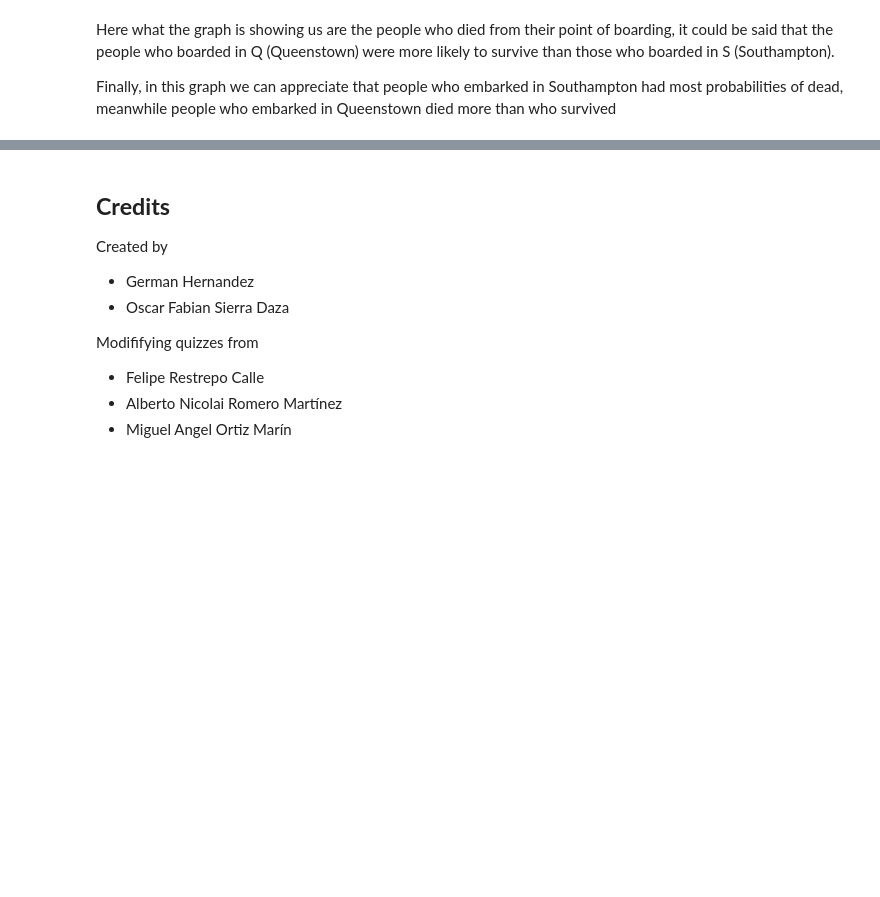
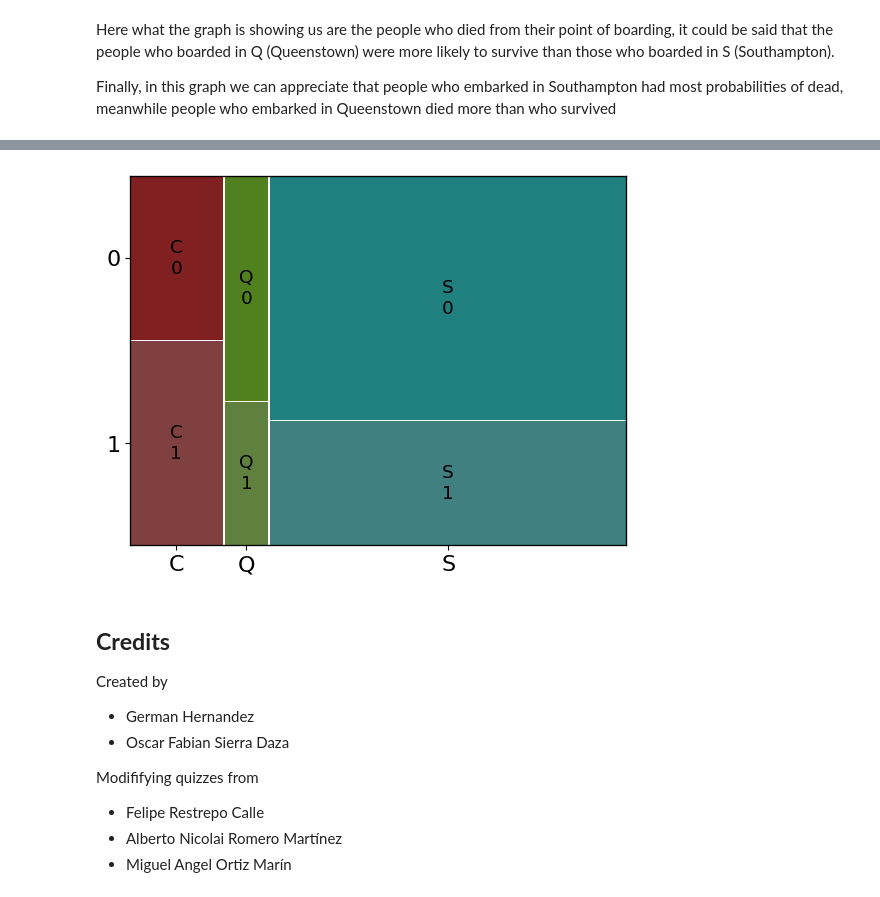
Before and after one commit to dafmontenegro/AlgorithmsUN2023II, a Jupyter notebook: Quiz3/dmontenegro_Quiz3.ipynb, the cells around one changed output, grey strips where cells are left out. Cells and saved outputs as stored; diff of their text form; code cells hidden in the pictures; blank space fills up the shorter version.

```diff
--- a/Quiz3/dmontenegro_Quiz3.ipynb
+++ b/Quiz3/dmontenegro_Quiz3.ipynb
@@ -729,3 +723,7 @@ mosaic(titanic.sort_values("Sex"),["Sex","Died"]);
+# %%
+mosaic(titanic.sort_values('Embarked'), ['Embarked','Survived']);
+# %% [output]
+[figure, added]
 # %% [markdown]
 ## **Credits**
 Created by
```
Also changed, not shown: parts of 7 cells of this notebook.
